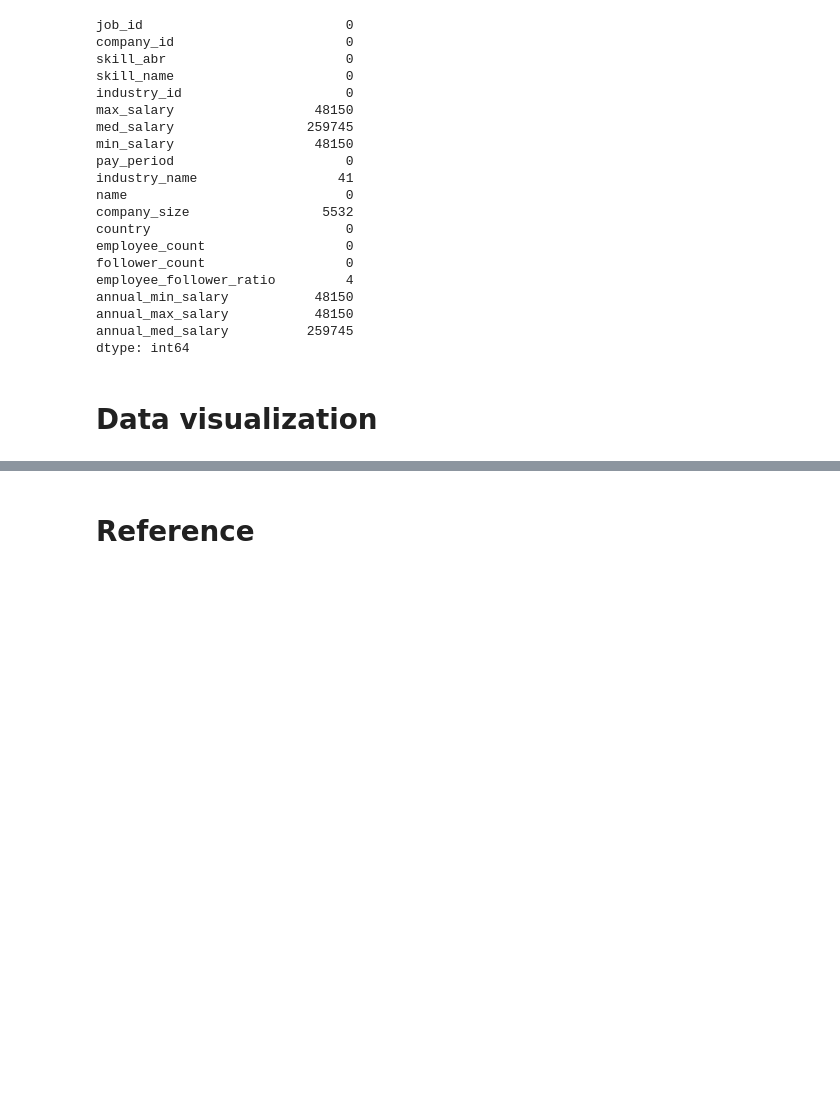
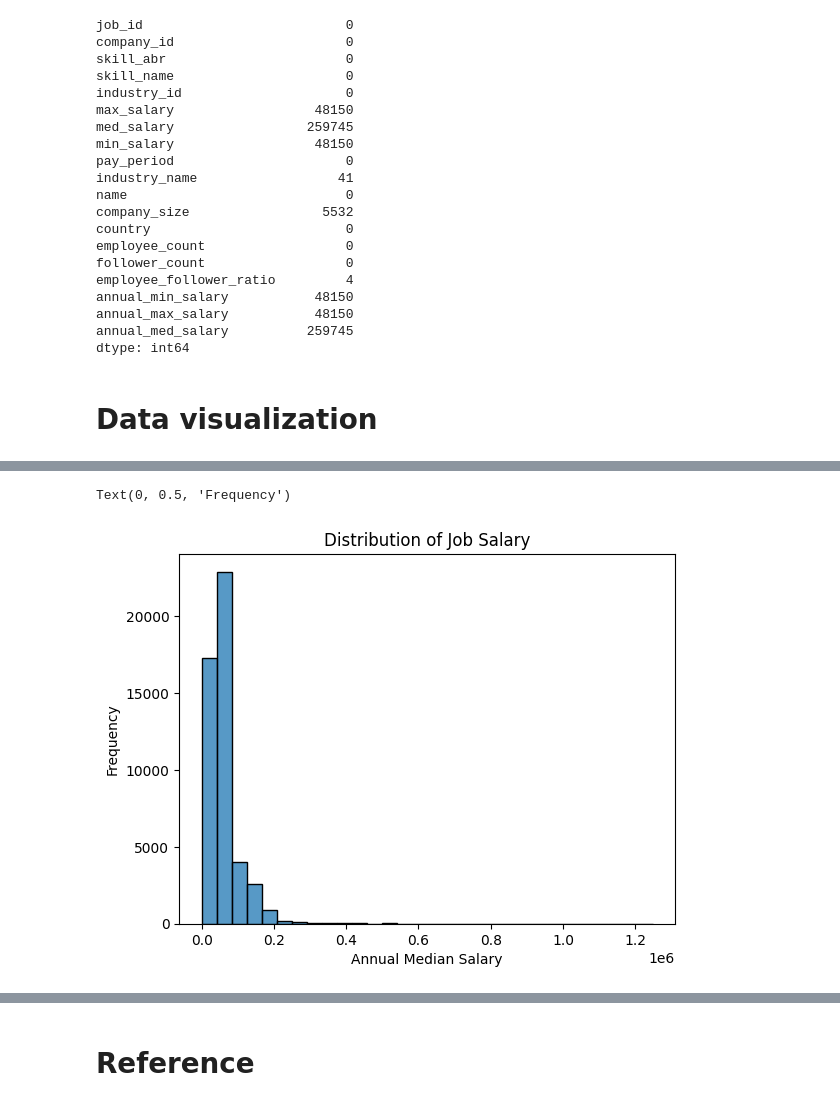
Before and after one commit to Koi4595/Group_10_FA_2024, a Jupyter notebook: SI_618_Project_Part1.ipynb, the cells around one changed output, grey strips where cells are left out. Saved outputs shown, nothing was run; the diff lists cells and outputs as text; code cells hidden in the pictures; blank space fills up the shorter version.

```diff
--- a/SI_618_Project_Part1.ipynb
+++ b/SI_618_Project_Part1.ipynb
@@ -324,0 +327,9 @@ job_company_pair.to_csv('./Projectdata/job_company_pair.csv', index=False)
+# %%
+#2. Distribution of Job annual median，min and max Salary
+sns.histplot(data=df, x='annual_med_salary', bins=30)
+plt.title('Distribution of Job Salary')
+plt.xlabel('Annual Median Salary')
+plt.ylabel('Frequency')
+# %% [output]
+Text(0, 0.5, 'Frequency')
+[figure, added]
```
Also changed, not shown: parts of 5 cells of this notebook.
